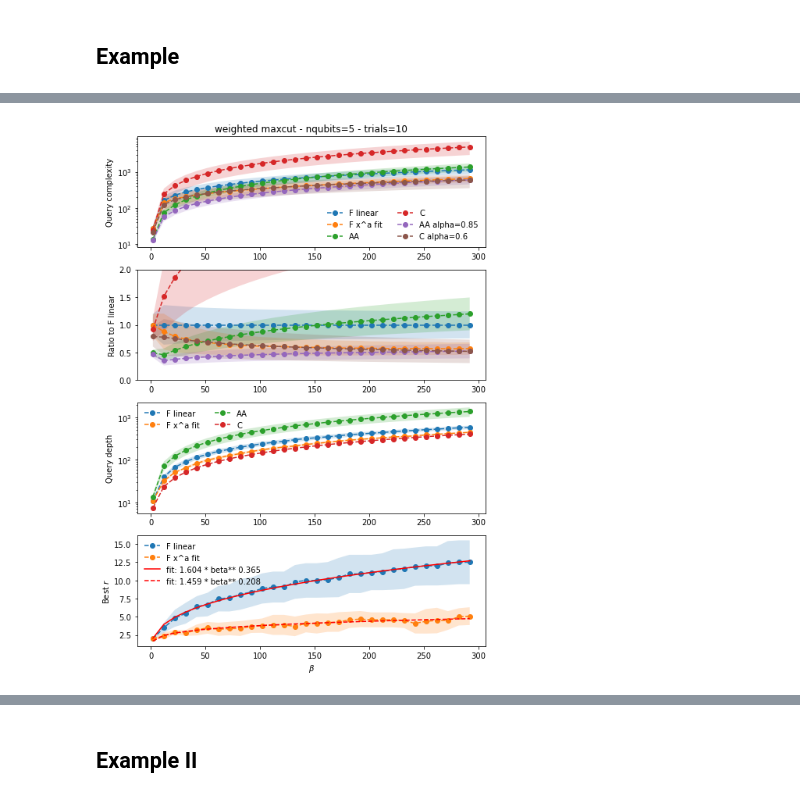
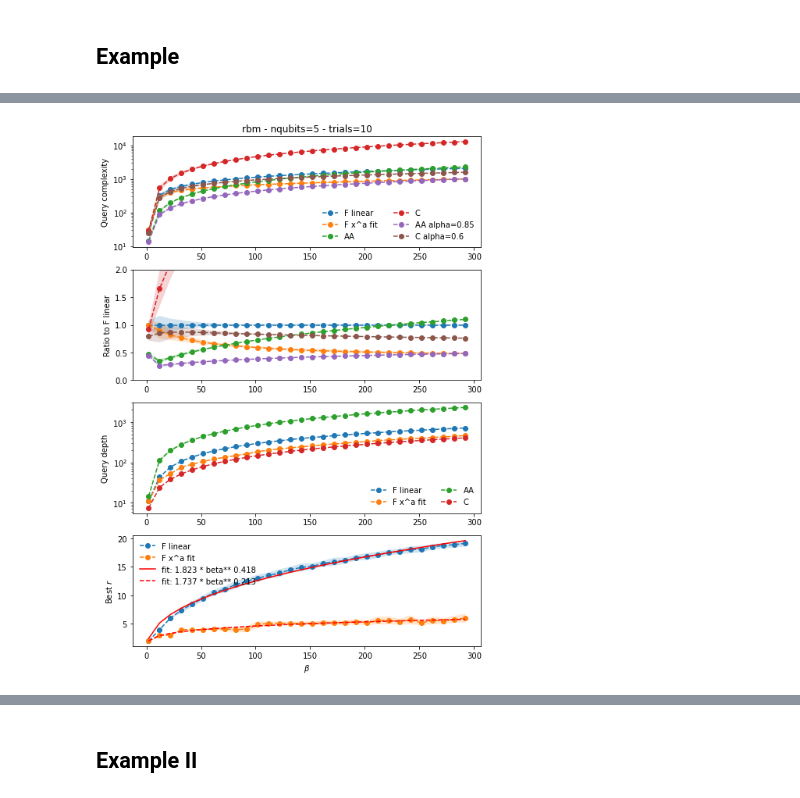
Before and after one commit to scarrazza/QITE, a Jupyter notebook: crosscheck.ipynb, the cells around one changed output, grey strips where cells are left out. Saved outputs shown, nothing was run; the diff lists cells and outputs as text; code cells hidden in the pictures.

```diff
--- a/crosscheck.ipynb
+++ b/crosscheck.ipynb
@@ -215,8 +215,7 @@ parameters = np.zeros(shape=(len(beta_range), ntrials, npol))
 
 for nt in range(ntrials):
     print(f'trial={nt}')
-    model = FragmentedQuITE(nqubits, weighted_maxcut(nqubits, norm=40.0,
-                            random_graph=True), Qu)
+    model = FragmentedQuITE(nqubits, rbm(nqubits), Qu)
 
     for ii, beta in enumerate(beta_range):
         qampl[ii][nt] =  model.Qampl(beta)
@@ -301,7 +308,7 @@ def plot_band(axs, x, cv, std, label=None):
     axs.fill_between(x, cv-std, cv+std, alpha=0.2)
 
 fig, axs = plt.subplots(4, figsize=(8,12))
-axs[0].set_title('weighted maxcut - nqubits=%d - trials=%d' % (nqubits, ntrials))
+axs[0].set_title('rbm - nqubits=%d - trials=%d' % (nqubits, ntrials))
 plot_band(axs[0], beta_range, np.mean(qref, axis=1), np.std(qref, axis=1), label='F linear')
 plot_band(axs[0], beta_range, np.nanmean(qopt, axis=1), np.nanstd(qopt, axis=1), label='F x^a fit')
 plot_band(axs[0], beta_range, np.mean(qampl, axis=1), np.std(qampl, axis=1), label='AA')
@@ -328,35 +335,35 @@ axs[1].set_ylabel('Ratio to F linear');
 
 axs[2].set_ylabel('Query depth');
 axs[2].set_yscale('log')
 
 plot_band(axs[2], beta_range, np.mean(qref_depth, axis=1), np.std(qref_depth, axis=1), label='F linear')
 plot_band(axs[2], beta_range, np.nanmean(qopt_depth, axis=1), np.nanstd(qopt_depth, axis=1), label='F x^a fit')
 plot_band(axs[2], beta_range, np.mean(qampl, axis=1), np.std(qampl, axis=1), label='AA')
 plot_band(axs[2], beta_range, np.mean(qc_depth, axis=1), np.std(qc_depth, axis=1), label='C')
 
 axs[2].legend(frameon=False, ncol=2)
 
 axs[3].set_xlabel(r'$\beta$')
 axs[3].set_ylabel('Best $r$')
 plot_band(axs[3], beta_range, np.mean(bestr, axis=1), np.std(bestr, axis=1), label='F linear')
 plot_band(axs[3], beta_range, np.mean(bestr_opt, axis=1), np.std(bestr_opt, axis=1), 'F x^a fit')
 
 def func(x, a, b):
     #return a * np.log(np.abs(b) * x) + c
     return a * x ** b
 
 popt, pcov = curve_fit(func, beta_range, np.mean(bestr, axis=1))
 axs[3].plot(beta_range, func(beta_range, *popt), 'r-',
         label='fit: %5.3f * beta** %5.3f' % tuple(popt))
 
 popt, pcov = curve_fit(func, beta_range, np.mean(bestr_opt, axis=1))
 axs[3].plot(beta_range, func(beta_range, *popt), 'r--',
         label='fit: %5.3f * beta** %5.3f' % tuple(popt))
 axs[3].legend(loc='upper left', frameon=False)
 
-plt.savefig('weighted_maxcut_nqubits_%d.png' % (nqubits), bbox_inches='tight')
+plt.savefig('rbm_nqubits_%d.png' % (nqubits), bbox_inches='tight')
 # %% [output]
-[figure, old version]
+[figure, new version]
 # %%
 # plot
 xx = np.linspace(0,1,50)
```
Also changed, not shown: parts of 5 cells of this notebook.
